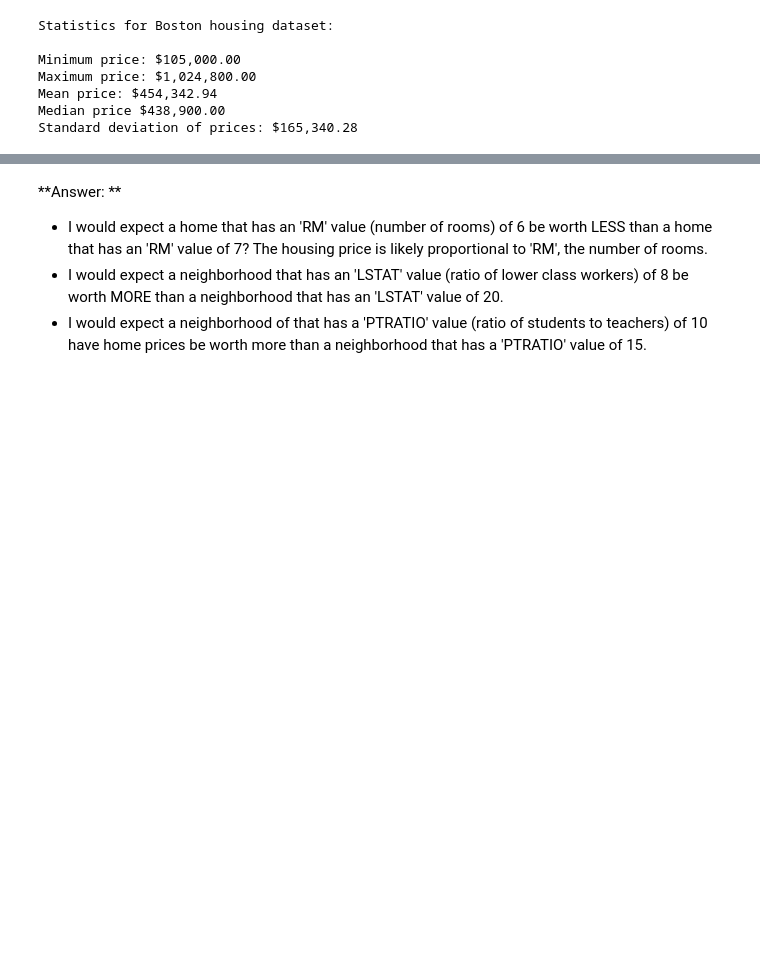
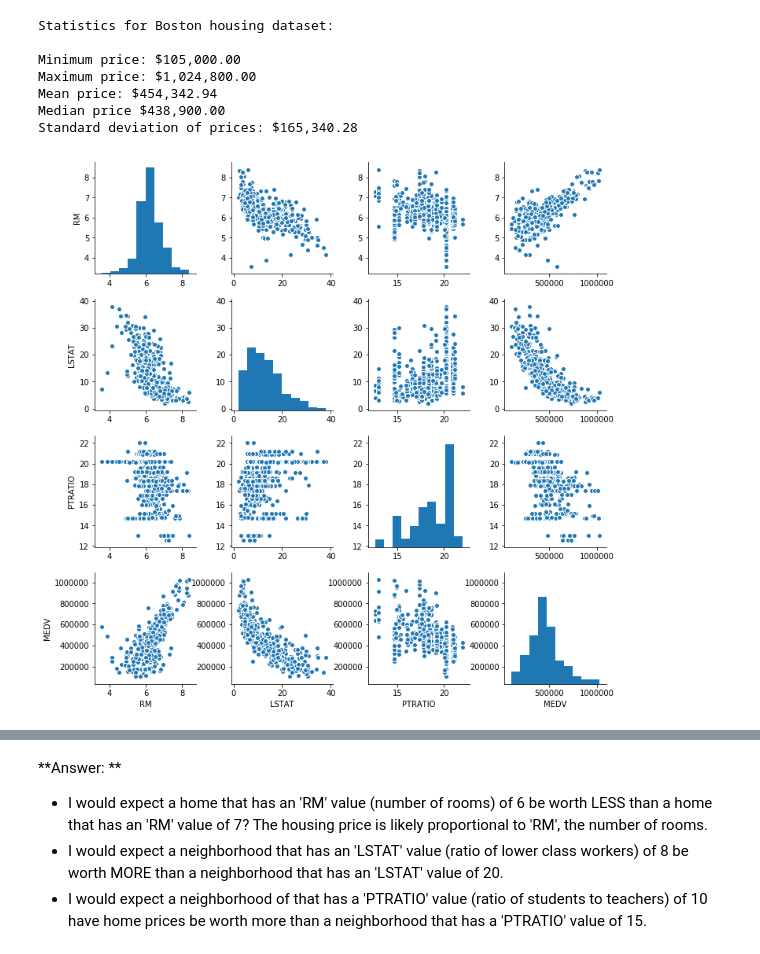
Before and after one commit to aberenyi73/machine-learning, a Jupyter notebook: projects/boston_housing/boston_housing.ipynb, the cells around one changed output, grey strips where cells are left out. Drawn from its saved outputs; the diff is of its cells as text; code cells hidden in the pictures; blank space fills up the shorter version.

```diff
--- a/projects/boston_housing/boston_housing.ipynb
+++ b/projects/boston_housing/boston_housing.ipynb
@@ -128,3 +143,7 @@ Maximum price: $1,024,800.00
 Mean price: $454,342.94
 Median price $438,900.00
 Standard deviation of prices: $165,340.28
+# %%
+sns.pairplot(data=data);
+# %% [output]
+[figure, added]
```
Also changed, not shown: parts of 19 cells of this notebook, 2 other files.
